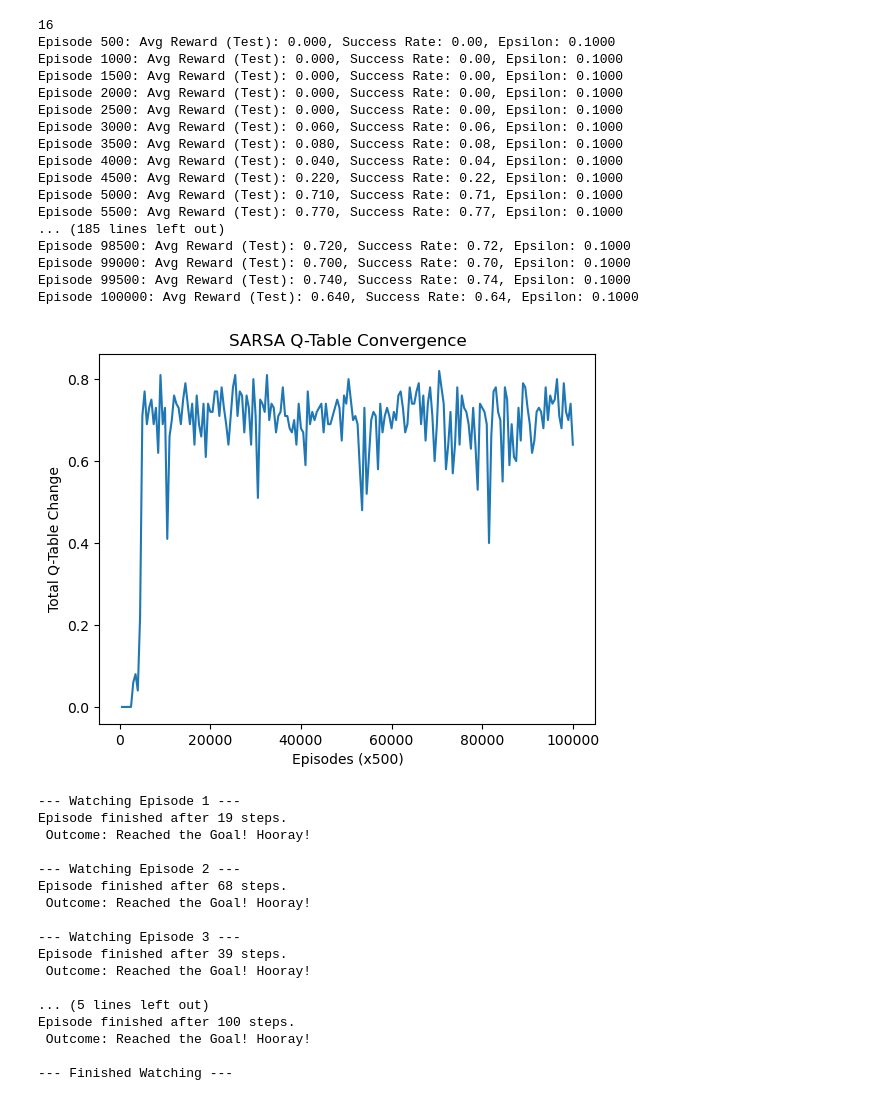
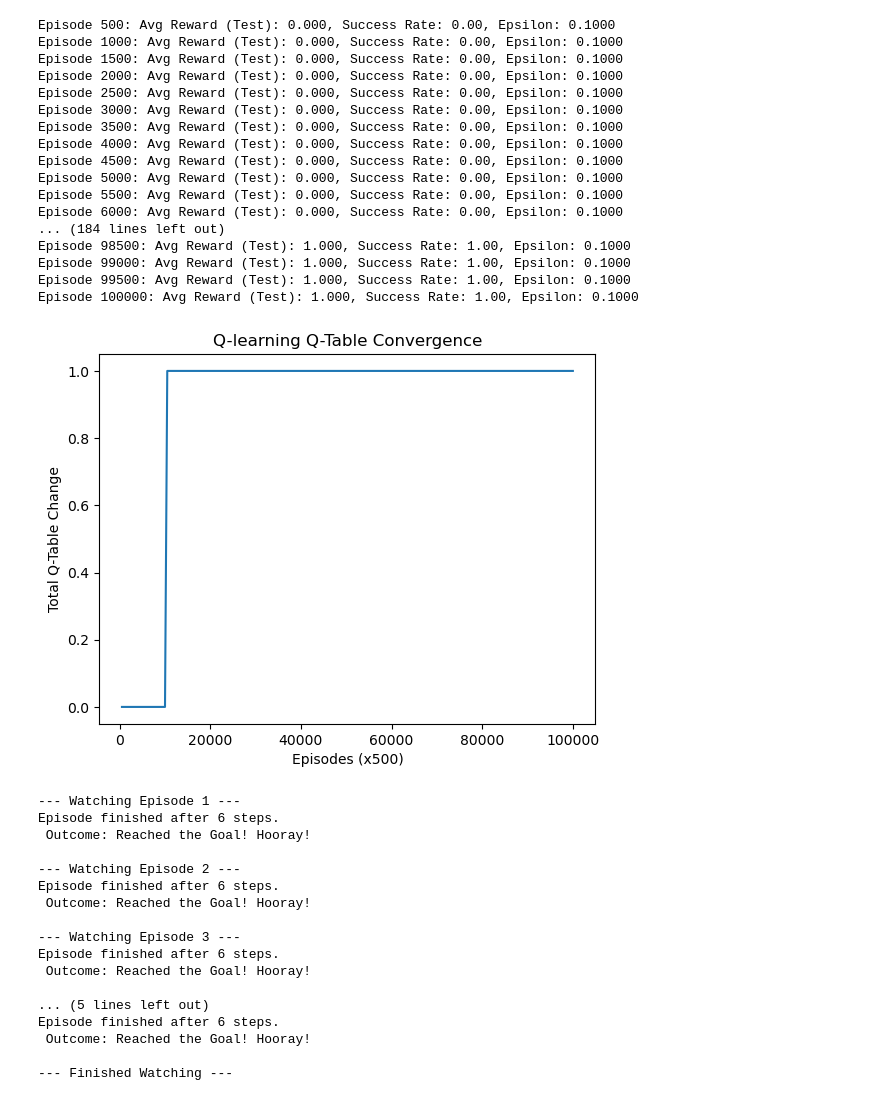
Before and after one commit to Zanehisako/SMA, a Jupyter notebook: MontecarloEvaluation.ipynb, the cells around one changed output. Saved outputs shown, nothing was run; the diff lists cells and outputs as text; code cells hidden in the pictures.

```diff
--- a/MontecarloEvaluation.ipynb
+++ b/MontecarloEvaluation.ipynb
@@ -4,7 +4,7 @@ import gymnasium as gym
 import keyboard
 import numpy as np
 import time
-env=gym.make('FrozenLake-v1', desc=None, is_slippery=True)
+env=gym.make('FrozenLake-v1', desc=None, is_slippery=False)
 env.reset()
 env.render()
 # format of the returnValue: (observation,reward, terminated, truncated, info)
@@ -420,66 +467,77 @@ def play_frozen_lake(env, Q, num_episodes=5, max_steps_per_episode=100, pause_ti
 # %%
 # number of states in the environment
 stateNumber=env.observation_space.n
-print(env.observation_space.n)
 
 # number of simulation episodes
 numberOfEpisodes=100000
 
 # initial policy is  uniformly random
 # there is an equal probability of choosing a particular action
 initialPolicy=(1/4)*np.ones((16,4))
 
 # discount rate
 alpha=0.1
 gamma = 0.99
 # estimate the state value (function) through Monte Carlo method
 #estimatedValuesMonteCarlo=MonteCarloLearnStateValueFct(env,stateNumber=stateNumber,numberOfEpisodes=numberOfEpisodes,discountRate=discountRate)
 #estimatedValuesMonteCarlo,convergenceList=MonteCarloLearnStateValueFctIncremental(env,stateNumber=stateNumber,numberOfEpisodes=numberOfEpisodes,discountRate=discountRate)
-#DisplayGrid(estimatedValuesMonteCarlo,reshapeDim=4,fileNameToSave='monteCarloEstimated.png')
-Q = Sarsa(env=env,alpha=alpha,gamma=gamma,epsilon=0.1,numberOfEpisodes=numberOfEpisodes)
+
+# #TD evaluation:
+# td_estimation,convergenceList=TDEvaluation(env,stateNumber=stateNumber,numberOfEpisodes=numberOfEpisodes,alpha=alpha,gamma=gamma)
+
+# DisplayGrid(td_estimation,reshapeDim=4,fileNameToSave='td_estimation.png')
+
+#Sarsa
+#Q = Sarsa(env=env,alpha=alpha,gamma=gamma,epsilon=0.1,numberOfEpisodes=numberOfEpisodes)
+
+# #Monte Carlo control
+# Q = MonteCarloControl(env=env,alpha=alpha,gamma=gamma,numberOfEpisodes=numberOfEpisodes,stateNumber=stateNumber)
+
+#Q_learning
+Q = Q_learning(env=env,alpha=alpha,gamma=gamma,epsilon=0.1,numberOfEpisodes=numberOfEpisodes)
 
 env.close()
 # %% [output]
-16
 Episode 500: Avg Reward (Test): 0.000, Success Rate: 0.00, Epsilon: 0.1000
 Episode 1000: Avg Reward (Test): 0.000, Success Rate: 0.00, Epsilon: 0.1000
 Episode 1500: Avg Reward (Test): 0.000, Success Rate: 0.00, Epsilon: 0.1000
 Episode 2000: Avg Reward (Test): 0.000, Success Rate: 0.00, Epsilon: 0.1000
 Episode 2500: Avg Reward (Test): 0.000, Success Rate: 0.00, Epsilon: 0.1000
-Episode 3000: Avg Reward (Test): 0.060, Success Rate: 0.06, Epsilon: 0.1000
-Episode 3500: Avg Reward (Test): 0.080, Success Rate: 0.08, Epsilon: 0.1000
-Episode 4000: Avg Reward (Test): 0.040, Success Rate: 0.04, Epsilon: 0.1000
-Episode 4500: Avg Reward (Test): 0.220, Success Rate: 0.22, Epsilon: 0.1000
-Episode 5000: Avg Reward (Test): 0.710, Success Rate: 0.71, Epsilon: 0.1000
-Episode 5500: Avg Reward (Test): 0.770, Success Rate: 0.77, Epsilon: 0.1000
-... (185 lines left out)
-Episode 98500: Avg Reward (Test): 0.720, Success Rate: 0.72, Epsilon: 0.1000
-Episode 99000: Avg Reward (Test): 0.700, Success Rate: 0.70, Epsilon: 0.1000
-Episode 99500: Avg Reward (Test): 0.740, Success Rate: 0.74, Epsilon: 0.1000
-Episode 100000: Avg Reward (Test): 0.640, Success Rate: 0.64, Epsilon: 0.1000
+Episode 3000: Avg Reward (Test): 0.000, Success Rate: 0.00, Epsilon: 0.1000
+Episode 3500: Avg Reward (Test): 0.000, Success Rate: 0.00, Epsilon: 0.1000
+Episode 4000: Avg Reward (Test): 0.000, Success Rate: 0.00, Epsilon: 0.1000
+Episode 4500: Avg Reward (Test): 0.000, Success Rate: 0.00, Epsilon: 0.1000
+Episode 5000: Avg Reward (Test): 0.000, Success Rate: 0.00, Epsilon: 0.1000
+Episode 5500: Avg Reward (Test): 0.000, Success Rate: 0.00, Epsilon: 0.1000
+Episode 6000: Avg Reward (Test): 0.000, Success Rate: 0.00, Epsilon: 0.1000
+... (184 lines left out)
+Episode 98500: Avg Reward (Test): 1.000, Success Rate: 1.00, Epsilon: 0.1000
+Episode 99000: Avg Reward (Test): 1.000, Success Rate: 1.00, Epsilon: 0.1000
+Episode 99500: Avg Reward (Test): 1.000, Success Rate: 1.00, Epsilon: 0.1000
+Episode 100000: Avg Reward (Test): 1.000, Success Rate: 1.00, Epsilon: 0.1000
-[figure, old version]
+[figure, new version]
 # %%
 
-env_render = gym.make("FrozenLake-v1",render_mode="human")
+env_render = gym.make('FrozenLake-v1', desc=None, is_slippery=False,render_mode="human")
 
 play_frozen_lake(env_render, Q, num_episodes=5, pause_time=0.1)
 
 env_render.close()
 # %% [output]
 --- Watching Episode 1 ---
-Episode finished after 19 steps.
+Episode finished after 6 steps.
  Outcome: Reached the Goal! Hooray!
 
 --- Watching Episode 2 ---
-Episode finished after 68 steps.
+Episode finished after 6 steps.
  Outcome: Reached the Goal! Hooray!
 
 --- Watching Episode 3 ---
-Episode finished after 39 steps.
+Episode finished after 6 steps.
  Outcome: Reached the Goal! Hooray!
 
 ... (5 lines left out)
-Episode finished after 100 steps.
+Episode finished after 6 steps.
  Outcome: Reached the Goal! Hooray!
 
 --- Finished Watching ---
```
Also changed, not shown: parts of 4 cells of this notebook, 3 other files.
